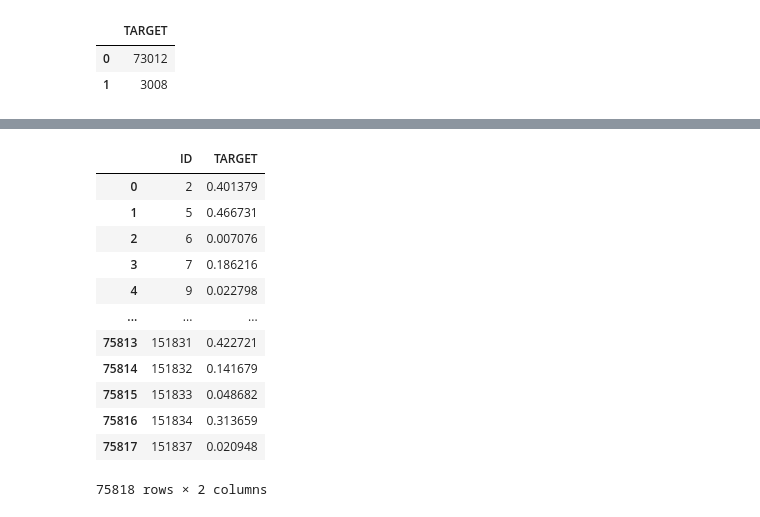
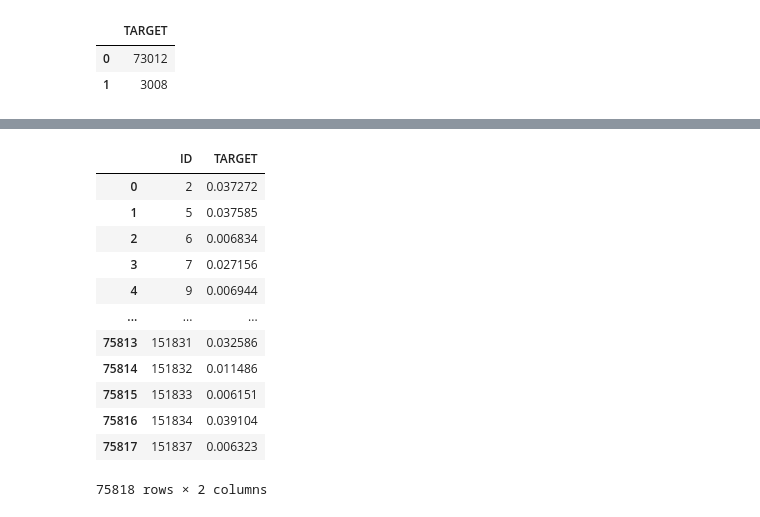
Before and after one commit to Daniell-Dantas/santander-customer-satisfaction-kaggle, a Jupyter notebook: keras_model_santander_project.ipynb, the cells around one changed output, grey strips where cells are left out. Saved outputs shown, nothing was run; the diff lists cells and outputs as text; code cells hidden in the pictures.

```diff
--- a/keras_model_santander_project.ipynb
+++ b/keras_model_santander_project.ipynb
@@ -195,17 +197,0 @@ plt.show()
-# %%
-sample["TARGET"] = model.predict(test)
-sample
-# %% [output]
-|  | ID | TARGET |
-| 0 | 2 | 0.401379 |
-| 1 | 5 | 0.466731 |
-| 2 | 6 | 0.007076 |
-| 3 | 7 | 0.186216 |
-| 4 | 9 | 0.022798 |
-| ... | ... | ... |
-| 75813 | 151831 | 0.422721 |
-| 75814 | 151832 | 0.141679 |
-| 75815 | 151833 | 0.048682 |
-| 75816 | 151834 | 0.313659 |
-| 75817 | 151837 | 0.020948 |
-75818 rows × 2 columns
@@ -213,0 +198,19 @@ sample.to_csv('submission.csv',index=False)
+# %%
+# Atualiza o sample com os valores preditos e exporta o CSV
+sample["TARGET"] = model.predict(test)
+sample.to_csv(r'../submission/submission_Normal_10-10_valLoss.csv',index=False)
+sample
+# %% [output]
+|  | ID | TARGET |
+| 0 | 2 | 0.037272 |
+| 1 | 5 | 0.037585 |
+| 2 | 6 | 0.006834 |
+| 3 | 7 | 0.027156 |
+| 4 | 9 | 0.006944 |
+| ... | ... | ... |
+| 75813 | 151831 | 0.032586 |
+| 75814 | 151832 | 0.011486 |
+| 75815 | 151833 | 0.006151 |
+| 75816 | 151834 | 0.039104 |
+| 75817 | 151837 | 0.006323 |
+75818 rows × 2 columns
```
Also changed, not shown: parts of 17 cells of this notebook.
